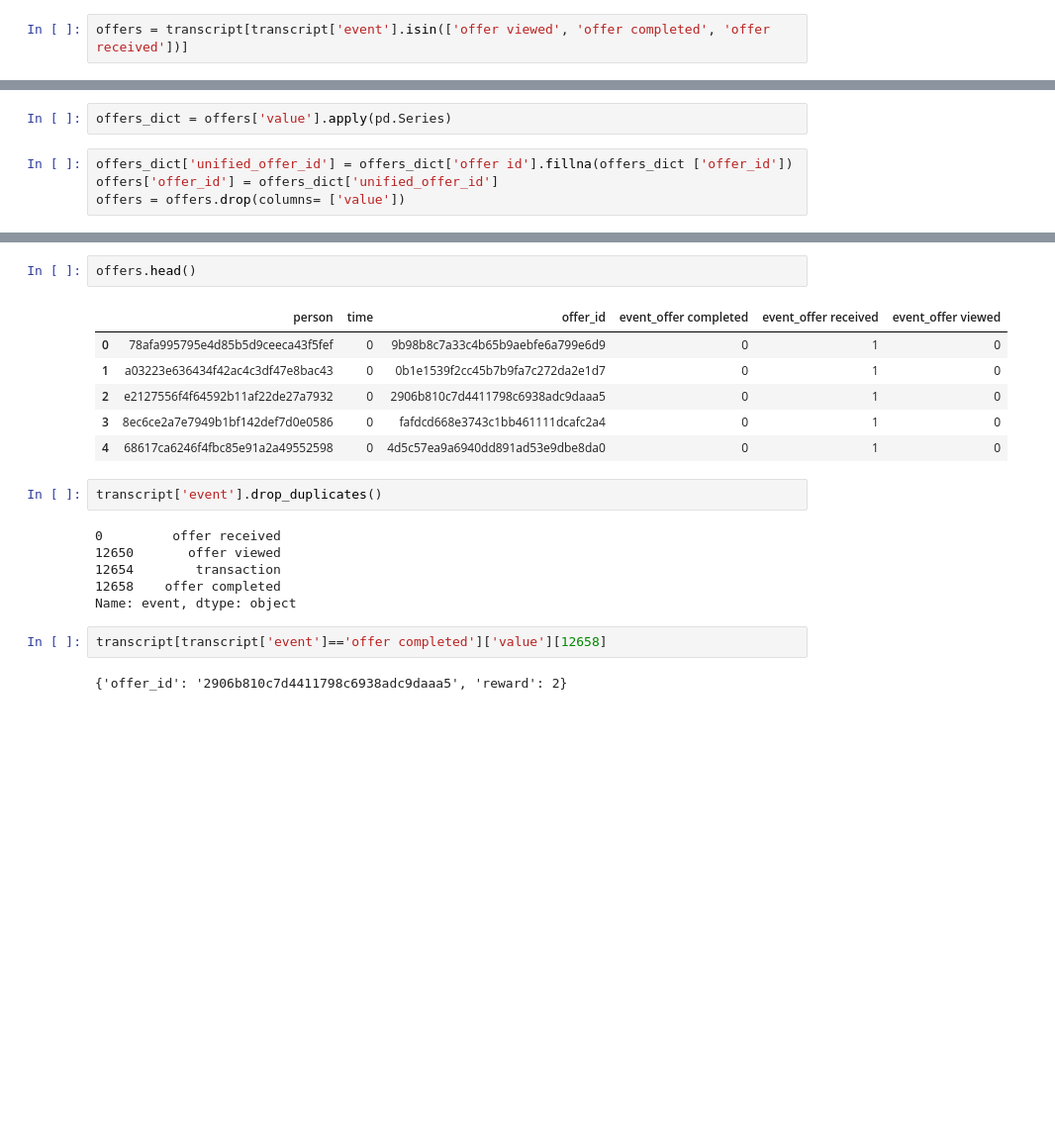
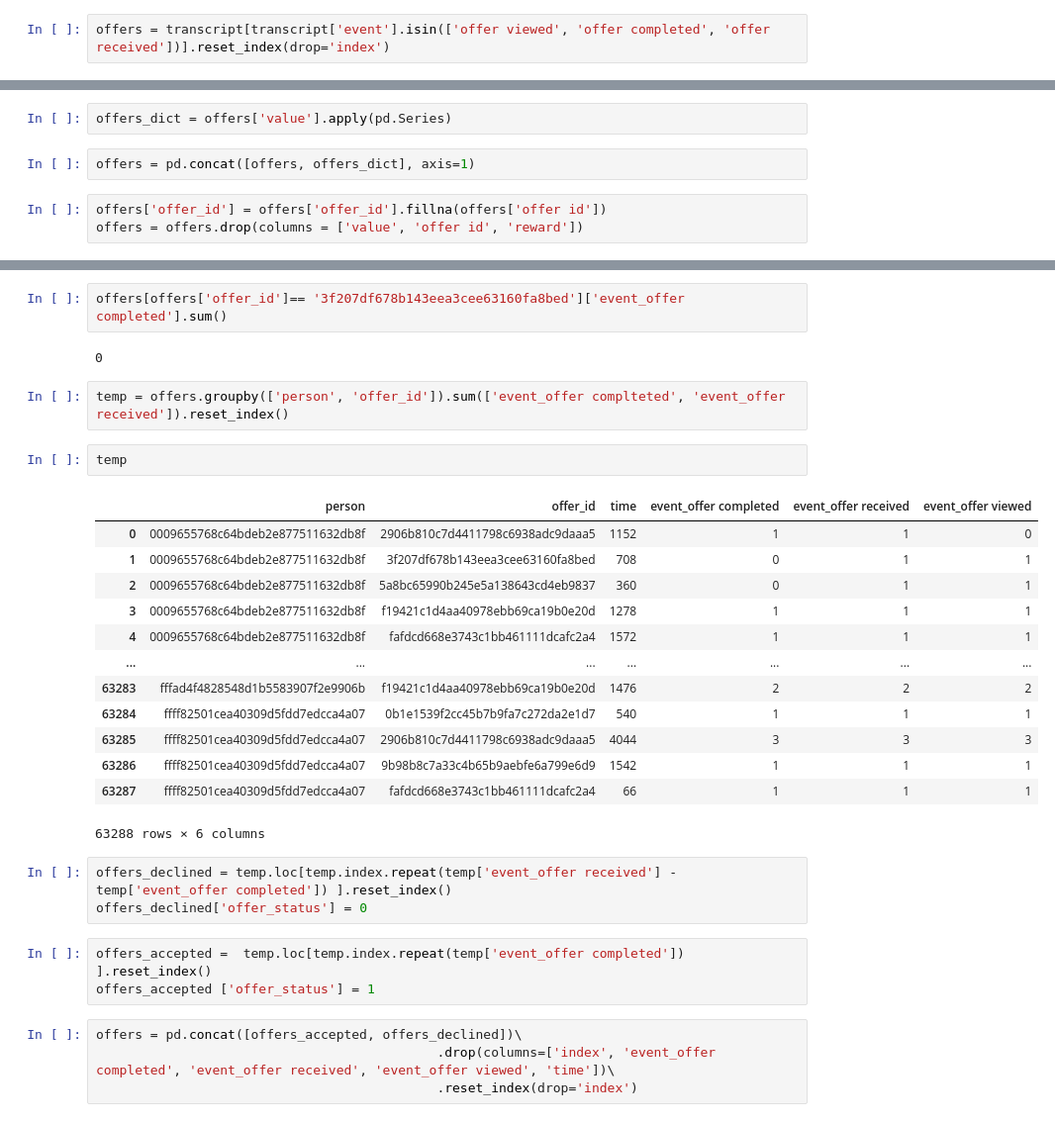
Before and after one commit to mina-f-beshay/udacity-mlend-capstone, a Jupyter notebook: Starbucks_Capstone_notebook.ipynb, the cells around one changed output, grey strips where cells are left out. Shown: that part at 99% size. Cells and saved outputs as stored; diff of their text form; blank space fills up the shorter version.

```diff
--- a/Starbucks_Capstone_notebook.ipynb
+++ b/Starbucks_Capstone_notebook.ipynb
@@ -256,4 +257,4 @@ transcript.head(10)
 | 8 | aa4862eba776480b8bb9c68455b8c2e1 | offer received | {'offer id': '0b1e1539f2cc45b7b9f... | 0 |
 | 9 | 31dda685af34476cad5bc968bdb01c53 | offer received | {'offer id': '0b1e1539f2cc45b7b9f... | 0 |
 # %%
-offers = transcript[transcript['event'].isin(['offer viewed', 'offer completed', 'offer received'])]
+offers = transcript[transcript['event'].isin(['offer viewed', 'offer completed', 'offer received'])].reset_index(drop='index')
@@ -260,6 +265,7 @@ offers = transcript[transcript['event'].isin(['offer viewed', 'offer completed',
 # %%
 offers_dict = offers['value'].apply(pd.Series)
+# %%
+offers = pd.concat([offers, offers_dict], axis=1)
 # %%
-offers_dict['unified_offer_id'] = offers_dict['offer id'].fillna(offers_dict ['offer_id'])
-offers['offer_id'] = offers_dict['unified_offer_id']
-offers = offers.drop(columns= ['value'])
+offers['offer_id'] = offers['offer_id'].fillna(offers['offer id'])
+offers = offers.drop(columns = ['value', 'offer id', 'reward'])
@@ -270,21 +283,32 @@ KeyError: "None of [Index(['event'], dtype='object')] are in the [columns]"
-# %%
-offers.head()
-# %% [output]
-|  | person | time | offer_id | event_offer completed | event_offer received | event_offer viewed |
-| 0 | 78afa995795e4d85b5d9ceeca43f5fef | 0 | 9b98b8c7a33c4b65b9aebfe6a799e6d9 | 0 | 1 | 0 |
-| 1 | a03223e636434f42ac4c3df47e8bac43 | 0 | 0b1e1539f2cc45b7b9fa7c272da2e1d7 | 0 | 1 | 0 |
-| 2 | e2127556f4f64592b11af22de27a7932 | 0 | 2906b810c7d4411798c6938adc9daaa5 | 0 | 1 | 0 |
-| 3 | 8ec6ce2a7e7949b1bf142def7d0e0586 | 0 | fafdcd668e3743c1bb461111dcafc2a4 | 0 | 1 | 0 |
-| 4 | 68617ca6246f4fbc85e91a2a49552598 | 0 | 4d5c57ea9a6940dd891ad53e9dbe8da0 | 0 | 1 | 0 |
-# %%
-transcript['event'].drop_duplicates()
-# %% [output]
-0         offer received
-12650       offer viewed
-12654        transaction
-12658    offer completed
-Name: event, dtype: object
-# %%
-transcript[transcript['event']=='offer completed']['value'][12658]
-# %% [output]
-{'offer_id': '2906b810c7d4411798c6938adc9daaa5', 'reward': 2}
+# %%
+offers[offers['offer_id']== '3f207df678b143eea3cee63160fa8bed']['event_offer completed'].sum()
+# %% [output]
+0
+# %%
+temp = offers.groupby(['person', 'offer_id']).sum(['event_offer complteted', 'event_offer received']).reset_index()
+# %%
+temp
+# %% [output]
+|  | person | offer_id | time | event_offer completed | event_offer received | event_offer viewed |
+| 0 | 0009655768c64bdeb2e877511632db8f | 2906b810c7d4411798c6938adc9daaa5 | 1152 | 1 | 1 | 0 |
+| 1 | 0009655768c64bdeb2e877511632db8f | 3f207df678b143eea3cee63160fa8bed | 708 | 0 | 1 | 1 |
+| 2 | 0009655768c64bdeb2e877511632db8f | 5a8bc65990b245e5a138643cd4eb9837 | 360 | 0 | 1 | 1 |
+| 3 | 0009655768c64bdeb2e877511632db8f | f19421c1d4aa40978ebb69ca19b0e20d | 1278 | 1 | 1 | 1 |
+| 4 | 0009655768c64bdeb2e877511632db8f | fafdcd668e3743c1bb461111dcafc2a4 | 1572 | 1 | 1 | 1 |
+| ... | ... | ... | ... | ... | ... | ... |
+| 63283 | fffad4f4828548d1b5583907f2e9906b | f19421c1d4aa40978ebb69ca19b0e20d | 1476 | 2 | 2 | 2 |
+| 63284 | ffff82501cea40309d5fdd7edcca4a07 | 0b1e1539f2cc45b7b9fa7c272da2e1d7 | 540 | 1 | 1 | 1 |
+| 63285 | ffff82501cea40309d5fdd7edcca4a07 | 2906b810c7d4411798c6938adc9daaa5 | 4044 | 3 | 3 | 3 |
+| 63286 | ffff82501cea40309d5fdd7edcca4a07 | 9b98b8c7a33c4b65b9aebfe6a799e6d9 | 1542 | 1 | 1 | 1 |
+| 63287 | ffff82501cea40309d5fdd7edcca4a07 | fafdcd668e3743c1bb461111dcafc2a4 | 66 | 1 | 1 | 1 |
+63288 rows × 6 columns
+# %%
+offers_declined = temp.loc[temp.index.repeat(temp['event_offer received'] - temp['event_offer completed']) ].reset_index()
+offers_declined['offer_status'] = 0
+# %%
+offers_accepted =  temp.loc[temp.index.repeat(temp['event_offer completed']) ].reset_index()
+offers_accepted ['offer_status'] = 1
+# %%
+offers = pd.concat([offers_accepted, offers_declined])\
+                                            .drop(columns=['index', 'event_offer completed', 'event_offer received', 'event_offer viewed', 'time'])\
+                                            .reset_index(drop='index')
```
Also changed, not shown: parts of 18 cells of this notebook.
